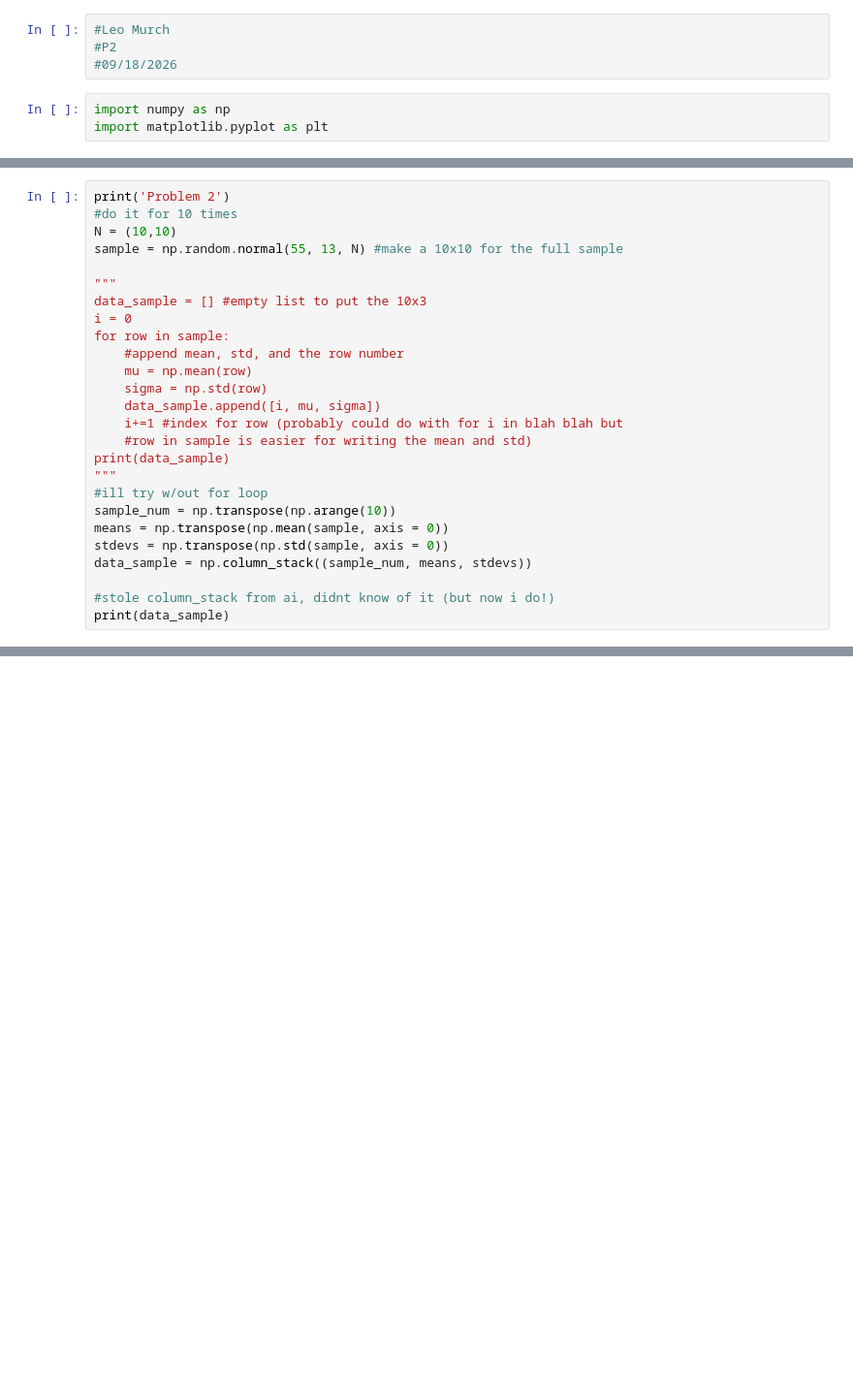
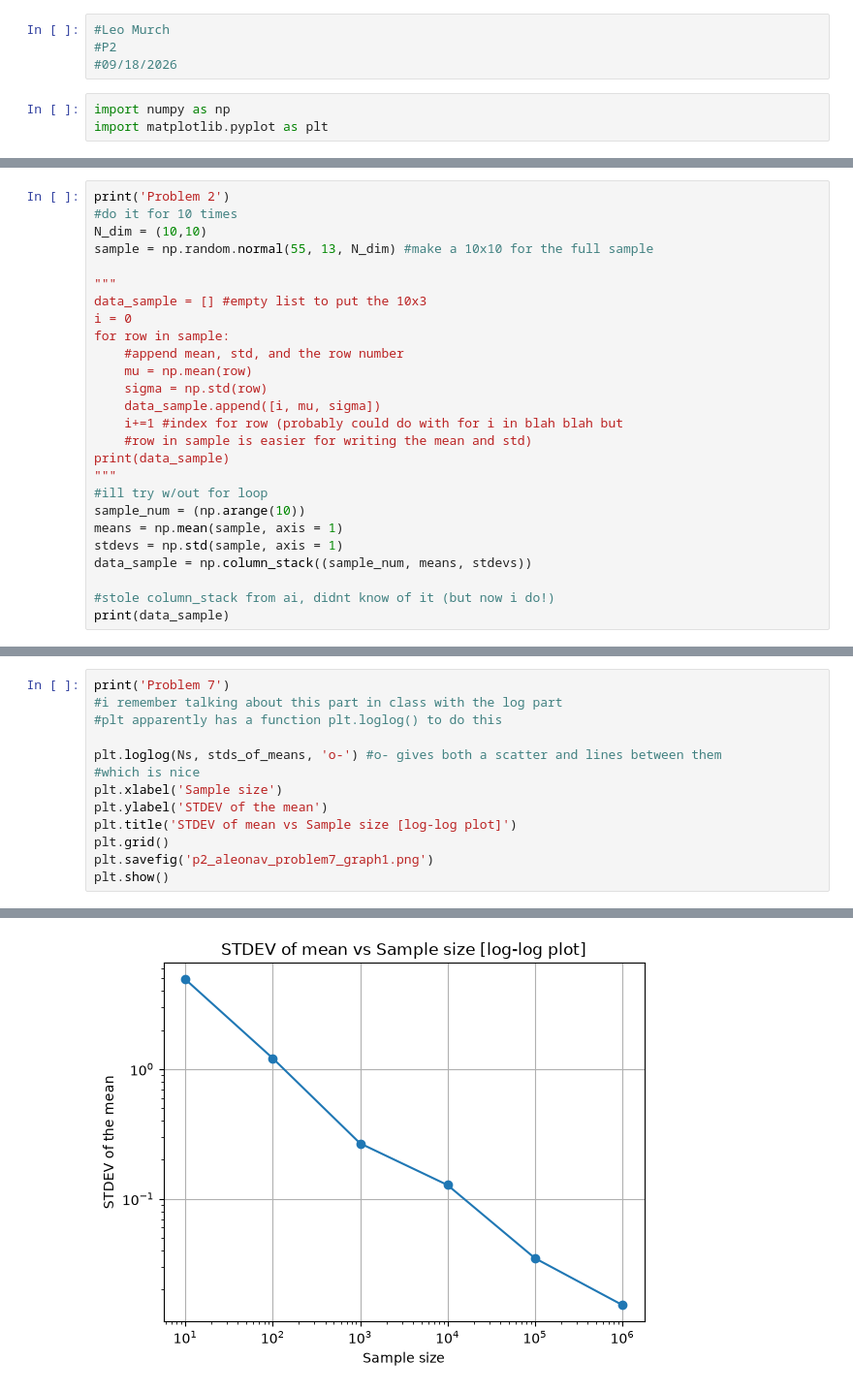
Before and after one commit to aleonav/ast4762, a Jupyter notebook: homework/p2_aleonav/p2_aleonav.ipynb, the cells around one changed output, grey strips where cells are left out. Shown at 97% size. Drawn from its saved outputs; the diff is of its cells as text; blank space fills up the shorter version.

```diff
--- a/homework/p2_aleonav/p2_aleonav.ipynb
+++ b/homework/p2_aleonav/p2_aleonav.ipynb
@@ -16,8 +14,8 @@ array([34.12301795, 49.25751847, 57.20851946, 38.77280679, 22.73208959,
 # %%
 print('Problem 2')
 #do it for 10 times
-N = (10,10)
-sample = np.random.normal(55, 13, N) #make a 10x10 for the full sample
+N_dim = (10,10)
+sample = np.random.normal(55, 13, N_dim) #make a 10x10 for the full sample
 
 """
 data_sample = [] #empty list to put the 10x3
@@ -32,9 +30,9 @@ for row in sample:
 print(data_sample)
 """
 #ill try w/out for loop
-sample_num = np.transpose(np.arange(10))
-means = np.transpose(np.mean(sample, axis = 0))
-stdevs = np.transpose(np.std(sample, axis = 0))
+sample_num = (np.arange(10))
+means = np.mean(sample, axis = 1)
+stdevs = np.std(sample, axis = 1)
 data_sample = np.column_stack((sample_num, means, stdevs))
 
 #stole column_stack from ai, didnt know of it (but now i do!)
@@ -84,0 +204,14 @@ Problem 3
+# %%
+print('Problem 7')
+#i remember talking about this part in class with the log part
+#plt apparently has a function plt.loglog() to do this
+
+plt.loglog(Ns, stds_of_means, 'o-') #o- gives both a scatter and lines between them
+#which is nice
+plt.xlabel('Sample size')
+plt.ylabel('STDEV of the mean')
+plt.title('STDEV of mean vs Sample size [log-log plot]')
+plt.grid()
+plt.savefig('p2_aleonav_problem7_graph1.png')
+plt.show()
+# %% [output]
@@ -84,0 +219 @@ Problem 3
+[figure, added]
```
Also changed, not shown: parts of 7 cells of this notebook, 10 other files.
